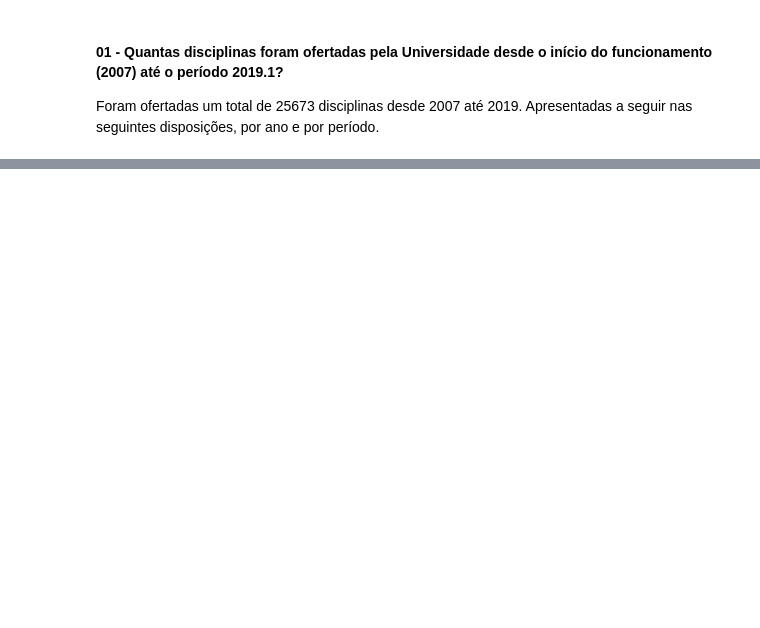
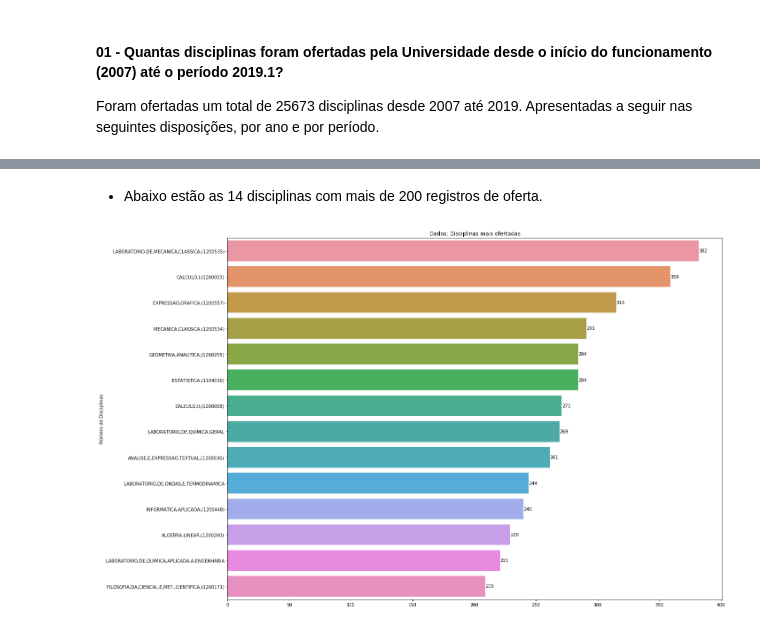
Before and after one commit to DJuanDiego/Mineracao, a Jupyter notebook: analise_ufersa.ipynb, the cells around one changed output, grey strips where cells are left out. Drawn from its saved outputs; the diff is of its cells as text; code cells hidden in the pictures; blank space fills up the shorter version.

```diff
--- a/analise_ufersa.ipynb
+++ b/analise_ufersa.ipynb
@@ -80,0 +98,28 @@ plt.ylabel('Número de Disciplinas')
+# %% [markdown]
+* Abaixo estão as 14 disciplinas com mais de 200 registros de oferta.
+# %%
+import matplotlib.pyplot as plt
+import csv, seaborn as sb
+
+x=[]
+y=[]
+
+with open('output/Q2.csv', 'r') as csvfile:
+    plots = list(csv.reader(csvfile, delimiter=','))
+    for i in plots[0:14]:
+        y.append(i[1])
+        x.append(int(i[0]))
+
+plt.figure(figsize=(20,15))
+plt.title('Dados: Disciplinas mais ofertadas')
+plt.ylabel('Número de Disciplinas')
+
+splot = sb.barplot(x, y)
+for p in splot.patches:
+    splot.annotate(format(p.get_width(), '.0f'), #, # Valores Numéricos
+                       (p.get_x() + p.get_width(), p.get_y() + p.get_height() / 2),
+                       ha = 'center', va = 'center',
+                       xytext = (10, 0),
+                       textcoords = 'offset points')
+# %% [output]
+[figure, added]
```
Also changed, not shown: parts of 8 cells of this notebook, 2 other files.
